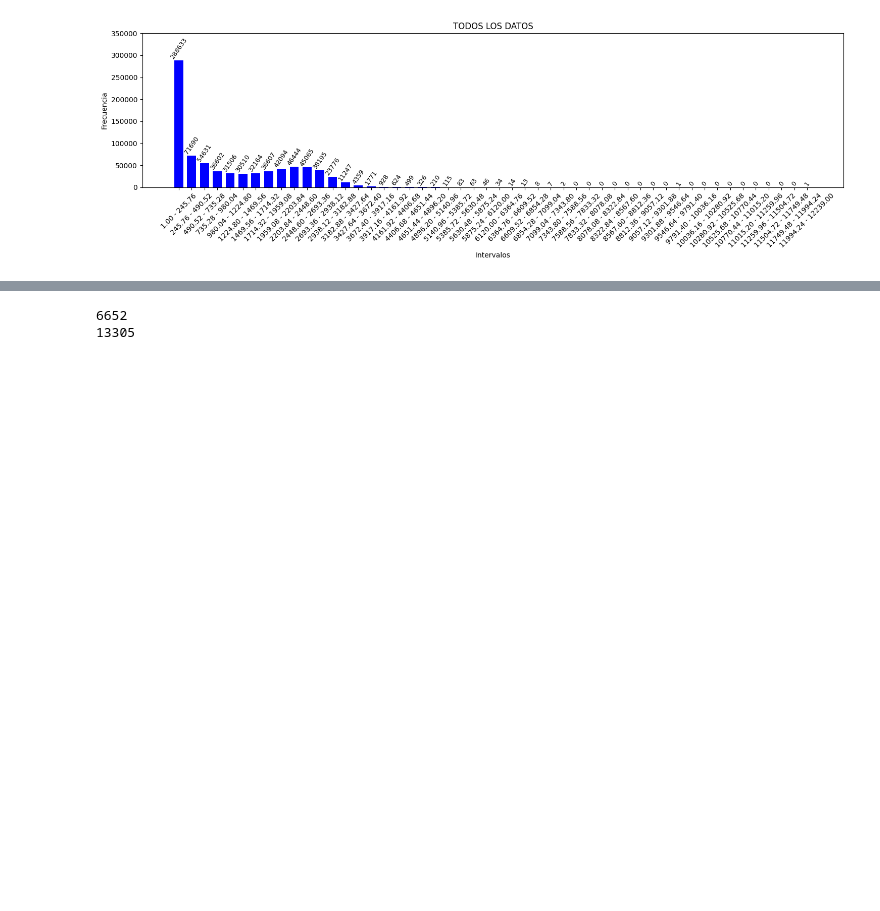
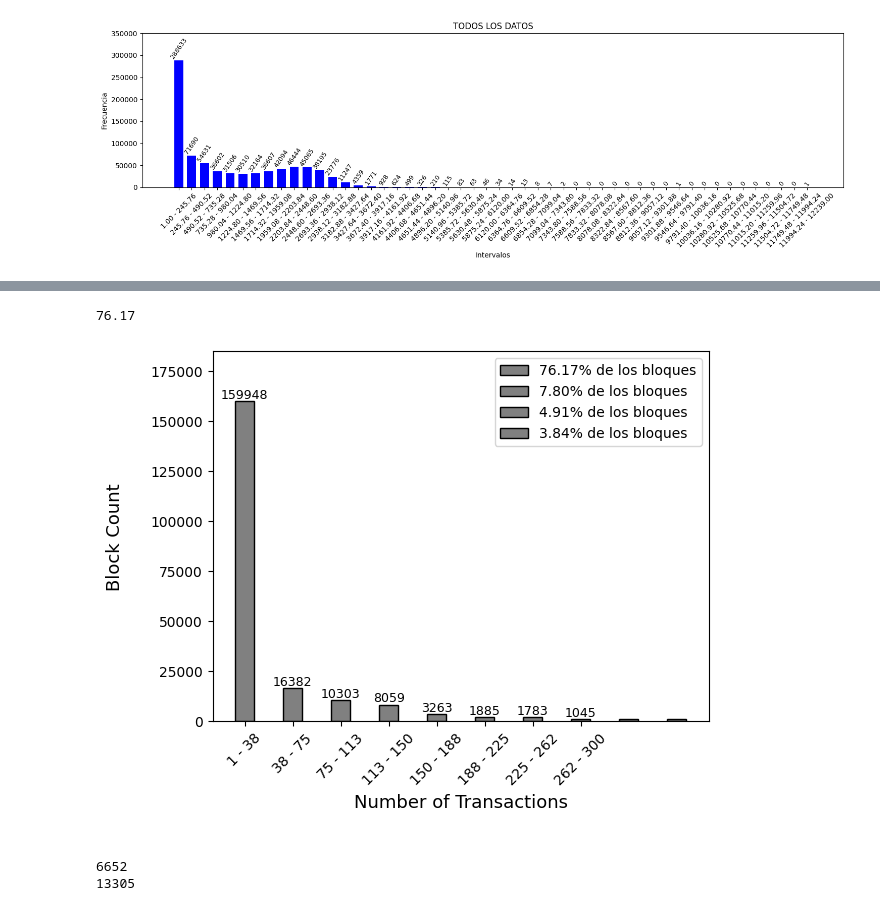
Before and after one commit to bitcoinR3search/BitcoinResearch, a Jupyter notebook: scripts/analisis/analisis_1.ipynb, the cells around one changed output, grey strips where cells are left out. Drawn from its saved outputs; the diff is of its cells as text; code cells hidden in the pictures; blank space fills up the shorter version.

```diff
--- a/scripts/analisis/analisis_1.ipynb
+++ b/scripts/analisis/analisis_1.ipynb
@@ -528,3 +600,32 @@ plt.show()
+# %%
+fig,ax =plt.subplots()
+hist, edges = np.histogram(ntx[:210000],bins=50)
+#ax[0,0].set_ylim(0, 165000)
+e=[]
+#i=0
+for i in hist[:10]:
+    e.append(f'{(i/np.sum(hist))*100:.2f}')
+labels=[f'{x}% de los bloques'for x in e]
+
+ax.bar(range(0, 10), hist[:10], color='gray',edgecolor='black',width=0.4, tick_label=labels,label=labels)
+ax.set_ylabel('Block Count\n', fontsize=13)
+ax.set_xlabel('Number of Transactions\n', fontsize=13)
+for i, freq in enumerate(hist[:8]):
+    ax.text(i, freq, str(freq), ha='center', va='bottom', fontsize=9, color='black', rotation=0)
+
+# Etiquetas de intervalos en el eje x
+interval_labels = [f'{int(edges[i])} - {int(edges[i+1])}' for i in range(len(edges)-1)]
+ax.set_xticks(range(0,8))
+ax.set_xticklabels(interval_labels[:8], rotation=45)
+ax.set_ylim(0,185000)
+
+legend = ax.legend(labels[:4], loc='upper right')
+plt.setp(legend.get_texts(), fontsize=10)
+
+print(e[0])
+# %% [output]
+76.17
+[figure, added]
 # %%
 
 tiempo_segundos=(n_block-n_block[0])
```
Also changed, not shown: parts of 2 cells of this notebook.
